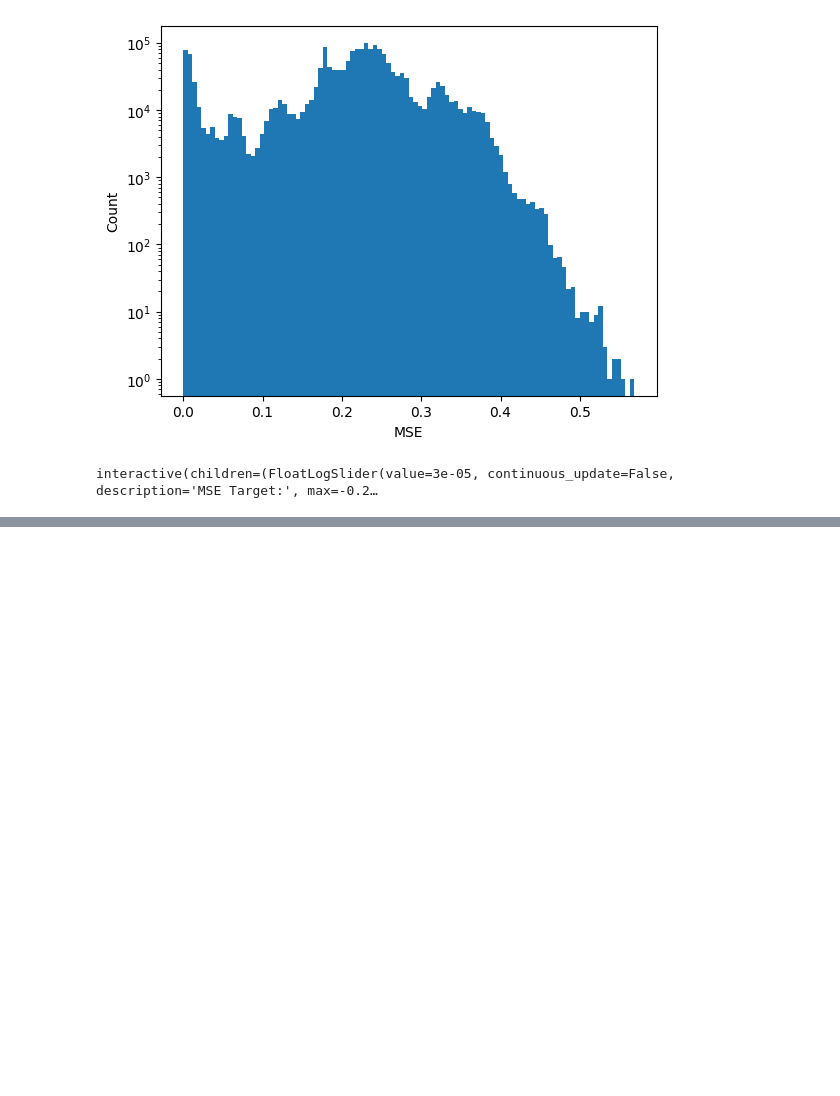
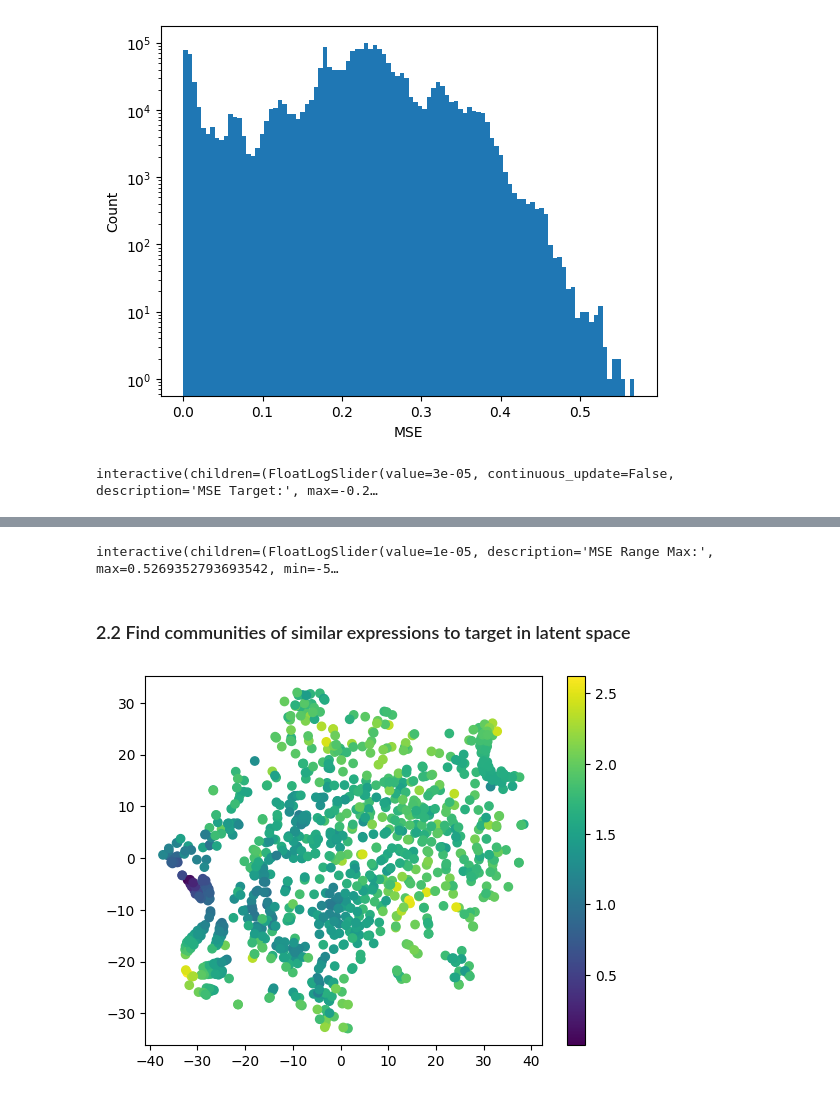
Before and after one commit to LuisCarretero/similar-expressions, a Jupyter notebook: src/dev/sampling_analysis.ipynb, the cells around one changed output, grey strips where cells are left out. Saved outputs shown, nothing was run; the diff lists cells and outputs as text; code cells hidden in the pictures; blank space fills up the shorter version.

Commit message:
Created more sampling_analysis dev scripts

```diff
--- a/src/dev/sampling_analysis.ipynb
+++ b/src/dev/sampling_analysis.ipynb
@@ -168,0 +231,10 @@ interactive(children=(FloatLogSlider(value=3e-05, continuous_update=False, descr
+# %%
+target_idx = 0
+values_target = data_from_loader(train_loader, 'values', idx=target_idx)
+z_target = model.encoder(data_from_loader(train_loader, 'x', idx=target_idx))[0]
+
+plt.plot(val_x.squeeze(), values_target.squeeze().detach().numpy())
+plt.title('Target function')
+plt.xlabel('x')
+plt.ylabel('y')
+plt.show()
@@ -168,0 +296,67 @@ interactive(children=(FloatLogSlider(value=3e-05, continuous_update=False, descr
+# %%
+# Create plot that shows the sample eps used and the threshold used for y-dist
+
+from ipywidgets import interactive, FloatLogSlider
+
+dataset_size_ratio = N/len(train_loader.dataset)
+
+def plot_hist2d(x_max, y_max, normalise):
+    fig, ax1 = plt.subplots(1, 1, figsize=(6, 5))
+
+    # L2 Distance
+    h1, xedges, yedges, im1 = ax1.hist2d(y_dist.numpy(), z_dist[:, 0].numpy(),
+                                        bins=50,
+                                        range=[(0, x_max), (0, y_max)],
+                                        cmap='viridis')
+    total_samples = h1.sum()
+
+    if normalise:
+        norm = h1.sum(axis=1, keepdims=True)  # Normalize each column
+        norm[norm == 0] = 1  # Avoid division by zero
+        h1 = h1 / norm
+    im1.set_array(h1.T)
+    im1.set_clim(0, h1.max())  # Set colormap range from 0 to 1
+    plt.colorbar(im1, ax=ax1, shrink=0.7)
+    ax1.set_xlabel('MSE Distance (y)')
+    ax1.set_ylabel('L2 Distance (z)')
+
+    ax1.axvline(x=SIMILARITY_THRESHOLD, color='r', linestyle='--', label='Similarity threshold')
+    ax1.axhline(y=model.sampling_eps, color='b', linestyle='--', label='Sampling eps')
+    plt.legend()
+
+    ax1.text(0.02, 0.98, f'Samples in FOV: {total_samples:.0f}\n (x{1/dataset_size_ratio:.1f} for dataset)',
+             transform=ax1.transAxes,
+             bbox=dict(facecolor='white', alpha=0.8),
+             verticalalignment='top')
+
+    plt.tight_layout()
+    plt.show()
+
+interactive_plot = interactive(
+    plot_hist2d,
+    x_max=FloatLogSlider(min=-5, max=y_dist.max(), value=-1, description='MSE Range Max:'),
+    y_max=FloatLogSlider(min=-1, max=1, value=0.48, description='L2 Range Max:'),
+    normalise=widgets.Checkbox(value=False, description='Normalize columns')
+)
+display(interactive_plot)
+# %% [output]
+interactive(children=(FloatLogSlider(value=1e-05, description='MSE Range Max:', max=0.5269352793693542, min=-5…
+# %% [markdown]
+### 2.2 Find communities of similar expressions to target in latent space
+# %%
+similar_indices = np.where(y_dist < SIMILARITY_THRESHOLD)[0][:1000]  # Cap at 1000 samples
+# %%
+x_sim = torch.stack([data_from_loader(train_loader, 'x', idx=i) for i in similar_indices])
+z_sim = model.encoder(x_sim)[0]
+# %%
+from sklearn.manifold import TSNE
+
+# Run t-SNE to reduce dimensionality from 32D to 2D
+tsne = TSNE(n_components=2, random_state=42)
+z_sim_2d = tsne.fit_transform(z_sim.detach().numpy())
+
+plt.scatter(z_sim_2d[:, 0], z_sim_2d[:, 1], c=z_dist[similar_indices, 0], cmap='viridis')
+plt.colorbar()
+plt.show()
+# %% [output]
+[figure, added]
```
Also changed, not shown: parts of 15 cells of this notebook, 6 other files.
